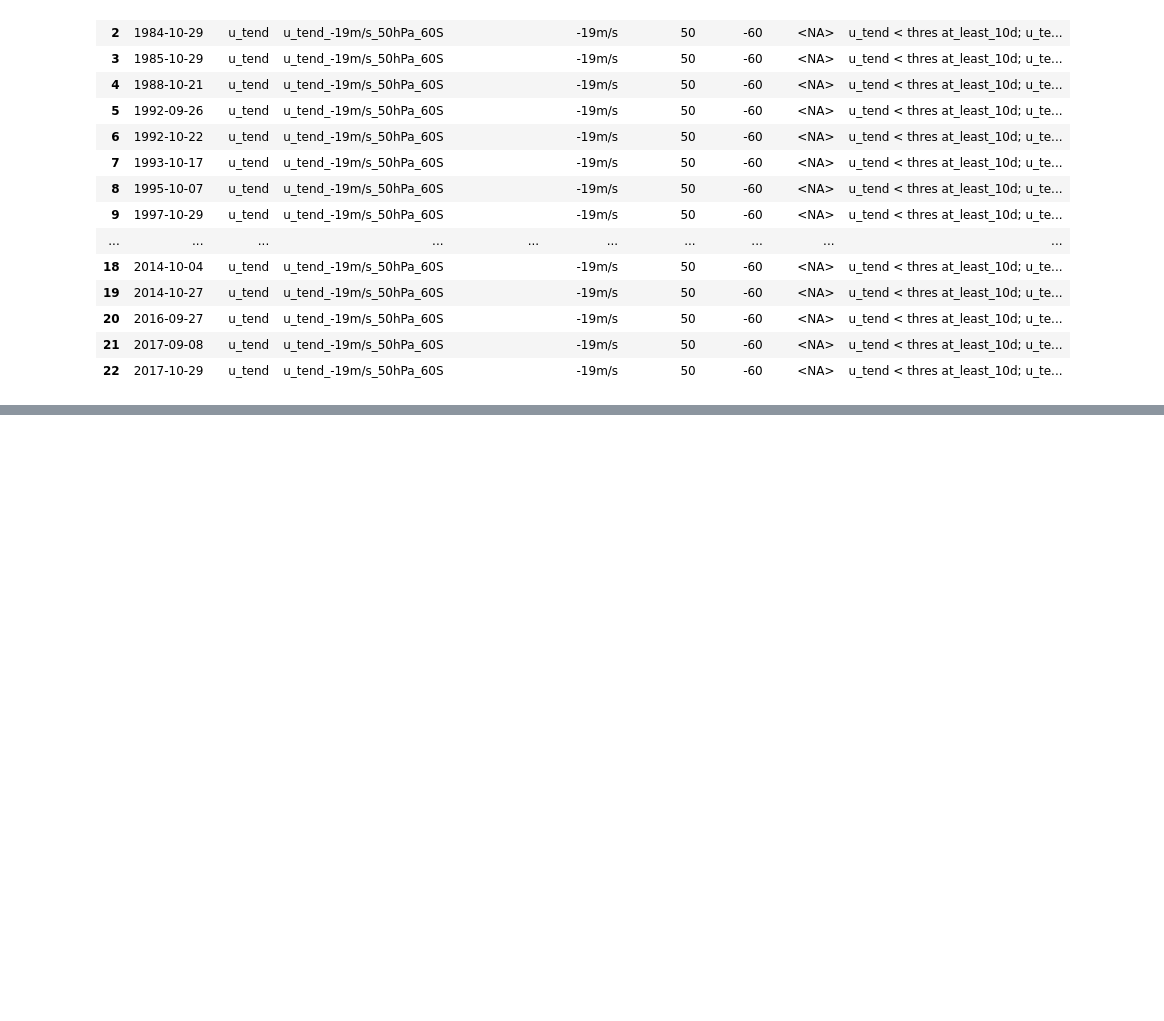
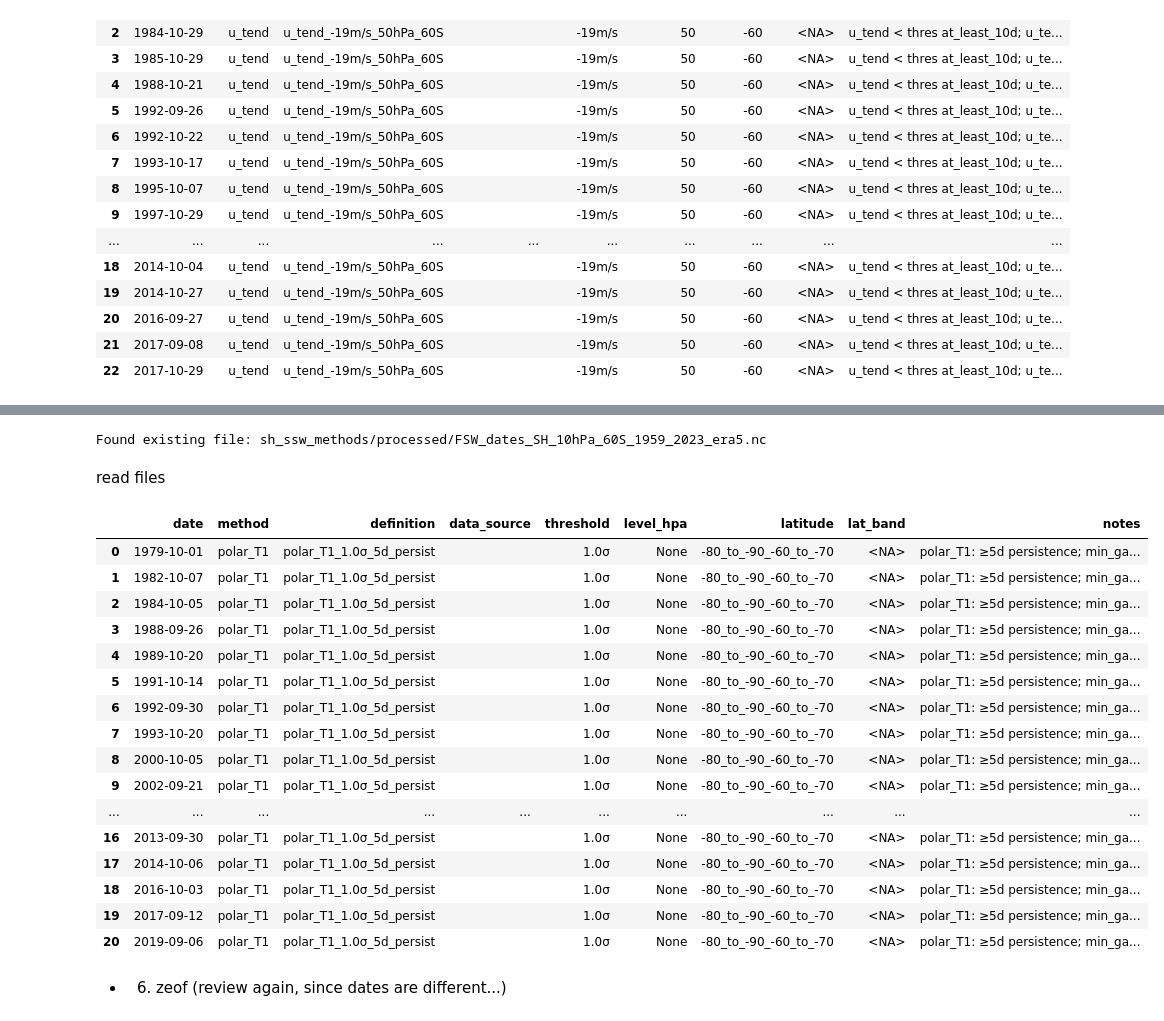
Before and after one commit to rachelelwu/sh-ssw-detection, a Jupyter notebook: src/test_main.ipynb, the cells around one changed output, grey strips where cells are left out. Drawn from its saved outputs; the diff is of its cells as text; code cells hidden in the pictures; blank space fills up the shorter version.

```diff
--- a/src/test_main.ipynb
+++ b/src/test_main.ipynb
@@ -207,0 +233,42 @@ utend_events_df
+# %%
+fsw = detect_fsw_SH(u1060s_daily,
+    save_file=True,
+    out_dir="./sh_ssw_methods/processed"
+)
+# %% [output]
+Found existing file: sh_ssw_methods/processed/FSW_dates_SH_10hPa_60S_1959_2023_era5.nc
+# %% [markdown]
+read files
+# %%
+istart_date = '1979-01-01'
+iend_date = '2023-12-31'
+
+years = np.arange(1979, 2023+1,1)
+# %%
+Tband_file = "sh_ssw_methods/processed/Tmid_polar_10hPa_daily_1979_2023_era5.nc"
+polarT_file = "sh_ssw_methods/processed/polarT_anom_10hPa_daily_1979_2023_era5.nc"
+fsw_file = "sh_ssw_methods/processed/FSW_dates_SH_10hPa_60S_1959_2023_era5.nc"
+# %%
+polarT_events_df, polarT_event_dates = ssw.detect_ssw_polarT(Tband_file, polarT_file, fsw_file, istart_date, iend_date)
+# %%
+polarT_events_df
+# %% [output]
+|  | date | method | definition | data_source | threshold | level_hpa | latitude | lat_band | notes |
+| 0 | 1979-10-01 | polar_T1 | polar_T1_1.0σ_5d_persist |  | 1.0σ | None | -80_to_-90_-60_to_-70 | <NA> | polar_T1: ≥5d persistence; min_ga... |
+| 1 | 1982-10-07 | polar_T1 | polar_T1_1.0σ_5d_persist |  | 1.0σ | None | -80_to_-90_-60_to_-70 | <NA> | polar_T1: ≥5d persistence; min_ga... |
+| 2 | 1984-10-05 | polar_T1 | polar_T1_1.0σ_5d_persist |  | 1.0σ | None | -80_to_-90_-60_to_-70 | <NA> | polar_T1: ≥5d persistence; min_ga... |
+| 3 | 1988-09-26 | polar_T1 | polar_T1_1.0σ_5d_persist |  | 1.0σ | None | -80_to_-90_-60_to_-70 | <NA> | polar_T1: ≥5d persistence; min_ga... |
+| 4 | 1989-10-20 | polar_T1 | polar_T1_1.0σ_5d_persist |  | 1.0σ | None | -80_to_-90_-60_to_-70 | <NA> | polar_T1: ≥5d persistence; min_ga... |
+| 5 | 1991-10-14 | polar_T1 | polar_T1_1.0σ_5d_persist |  | 1.0σ | None | -80_to_-90_-60_to_-70 | <NA> | polar_T1: ≥5d persistence; min_ga... |
+| 6 | 1992-09-30 | polar_T1 | polar_T1_1.0σ_5d_persist |  | 1.0σ | None | -80_to_-90_-60_to_-70 | <NA> | polar_T1: ≥5d persistence; min_ga... |
+| 7 | 1993-10-20 | polar_T1 | polar_T1_1.0σ_5d_persist |  | 1.0σ | None | -80_to_-90_-60_to_-70 | <NA> | polar_T1: ≥5d persistence; min_ga... |
+| 8 | 2000-10-05 | polar_T1 | polar_T1_1.0σ_5d_persist |  | 1.0σ | None | -80_to_-90_-60_to_-70 | <NA> | polar_T1: ≥5d persistence; min_ga... |
+| 9 | 2002-09-21 | polar_T1 | polar_T1_1.0σ_5d_persist |  | 1.0σ | None | -80_to_-90_-60_to_-70 | <NA> | polar_T1: ≥5d persistence; min_ga... |
+| ... | ... | ... | ... | ... | ... | ... | ... | ... | ... |
+| 16 | 2013-09-30 | polar_T1 | polar_T1_1.0σ_5d_persist |  | 1.0σ | None | -80_to_-90_-60_to_-70 | <NA> | polar_T1: ≥5d persistence; min_ga... |
+| 17 | 2014-10-06 | polar_T1 | polar_T1_1.0σ_5d_persist |  | 1.0σ | None | -80_to_-90_-60_to_-70 | <NA> | polar_T1: ≥5d persistence; min_ga... |
+| 18 | 2016-10-03 | polar_T1 | polar_T1_1.0σ_5d_persist |  | 1.0σ | None | -80_to_-90_-60_to_-70 | <NA> | polar_T1: ≥5d persistence; min_ga... |
+| 19 | 2017-09-12 | polar_T1 | polar_T1_1.0σ_5d_persist |  | 1.0σ | None | -80_to_-90_-60_to_-70 | <NA> | polar_T1: ≥5d persistence; min_ga... |
+| 20 | 2019-09-06 | polar_T1 | polar_T1_1.0σ_5d_persist |  | 1.0σ | None | -80_to_-90_-60_to_-70 | <NA> | polar_T1: ≥5d persistence; min_ga... |
+# %% [markdown]
+- 6. zeof (review again, since dates are different...)
```
Also changed, not shown: parts of 41 cells of this notebook, 1 other file.
